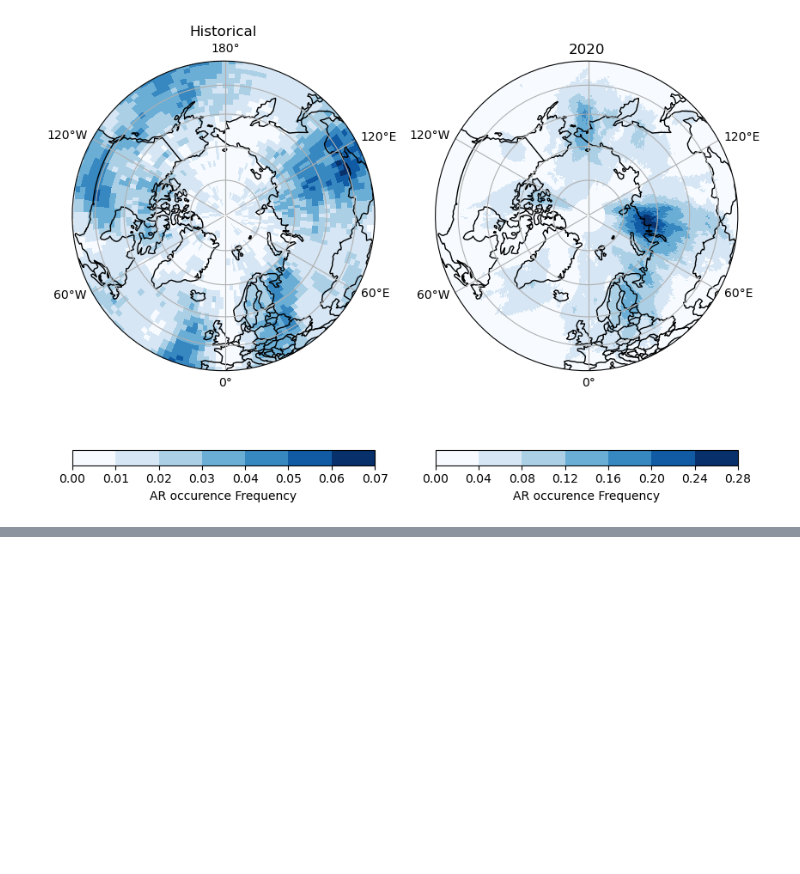
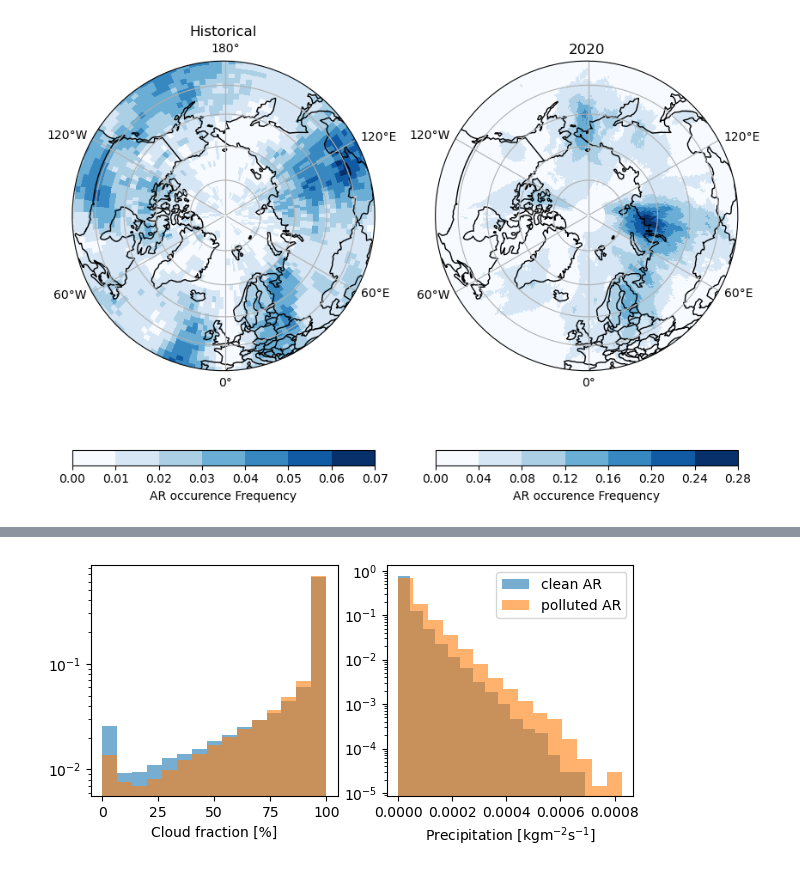
Before and after one commit to eScience-course/Tjaernoe2022-group5, a Jupyter notebook: notebooks/Julia/AR_compare_2020.ipynb, the cells around one changed output, grey strips where cells are left out. Drawn from its saved outputs; the diff is of its cells as text; code cells hidden in the pictures; blank space fills up the shorter version.

Commit message:
polluted vs clean data import and first plot

```diff
--- a/notebooks/Julia/AR_compare_2020.ipynb
+++ b/notebooks/Julia/AR_compare_2020.ipynb
@@ -163,0 +190,10 @@ hist2_aod = xr.open_dataset(s3.open(s3path_hist2_aod))
+# %%
+hist_poll_ar = hist_vars.where(aod_ar_hist.od550aer>aod_ar_hist.od550aer.median(),drop=True)
+# %%
+hist_clean_ar = hist_vars.where(aod_ar_hist.od550aer<aod_ar_hist.od550aer.median(),drop=True)
+# %%
+clean_clt = hist_clean_ar.clt.values.flatten()[~np.isnan(hist_clean_ar.clt.values.flatten())]
+poll_clt = hist_poll_ar.clt.values.flatten()[~np.isnan(hist_poll_ar.clt.values.flatten())]
+# %%
+clean_pr = hist_clean_ar.pr.values.flatten()[~np.isnan(hist_clean_ar.pr.values.flatten())]
+poll_pr = hist_poll_ar.pr.values.flatten()[~np.isnan(hist_poll_ar.pr.values.flatten())]
@@ -163,0 +228,18 @@ hist2_aod = xr.open_dataset(s3.open(s3path_hist2_aod))
+# %%
+fig, axs = plt.subplots(1,2,dpi=100, figsize=(7,3))
+
+axs[0].hist(clean_clt, alpha = 0.6,bins=15, label='clean AR', weights=np.zeros_like(clean_clt) + 1. / clean_clt.size)
+axs[0].hist(poll_clt,alpha = 0.6,bins=15, label='polluted AR', weights=np.zeros_like(poll_clt) + 1. / poll_clt.size)
+
+axs[1].hist(clean_pr, alpha = 0.6,bins=15, label='clean AR', weights=np.zeros_like(clean_pr) + 1. / clean_pr.size)
+axs[1].hist(poll_pr,alpha = 0.6,bins=15, label='polluted AR', weights=np.zeros_like(poll_pr) + 1. / poll_pr.size)
+
+axs[0].set_xlabel('Cloud fraction [%]')
+axs[1].set_xlabel('Precipitation [kgm$^{-2}$s$^{-1}$]')
+
+axs[0].set_yscale('log')
+axs[1].set_yscale('log')
+plt.legend()
+plt.show()
+# %% [output]
+[figure, added]
```
Also changed, not shown: parts of 21 cells of this notebook, 3 other files.
